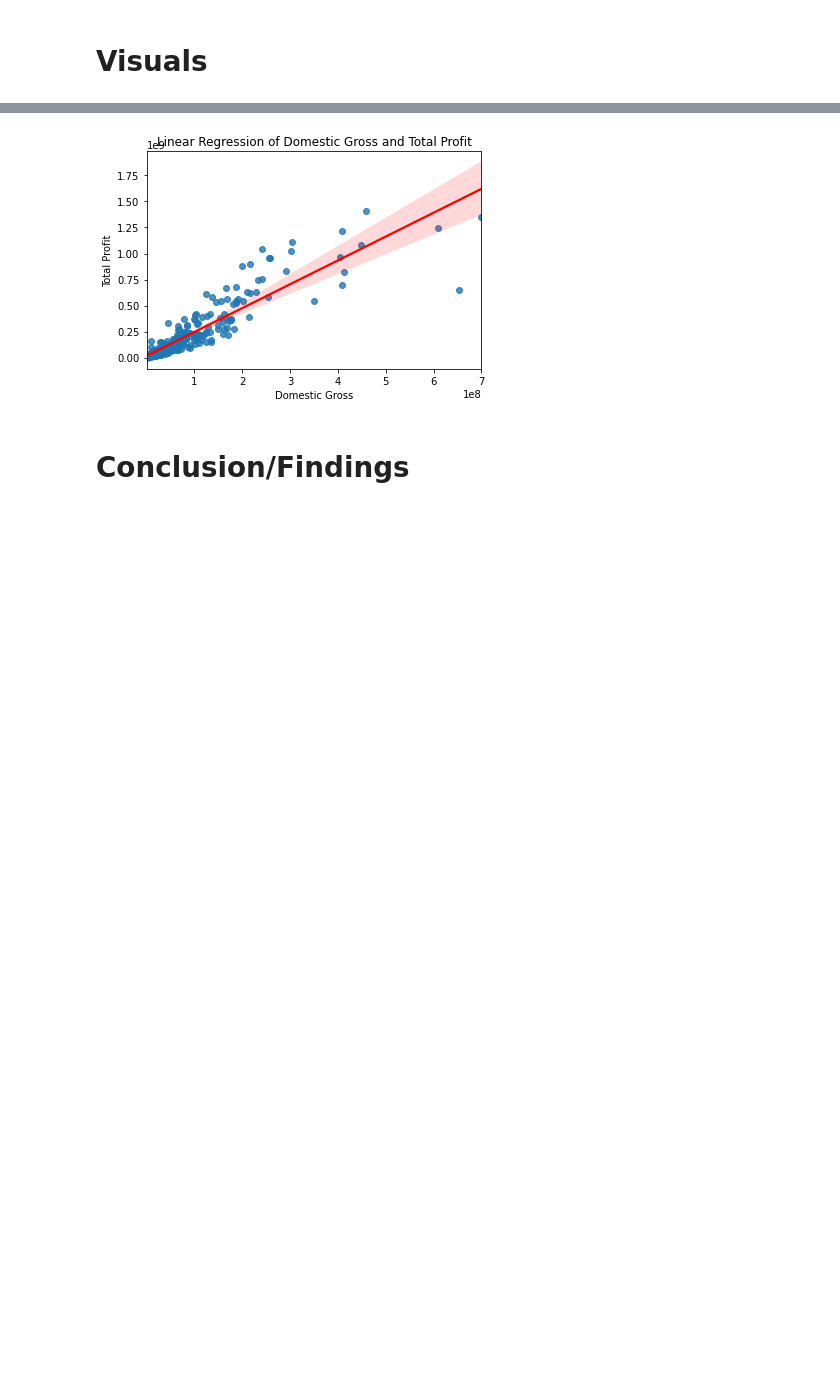
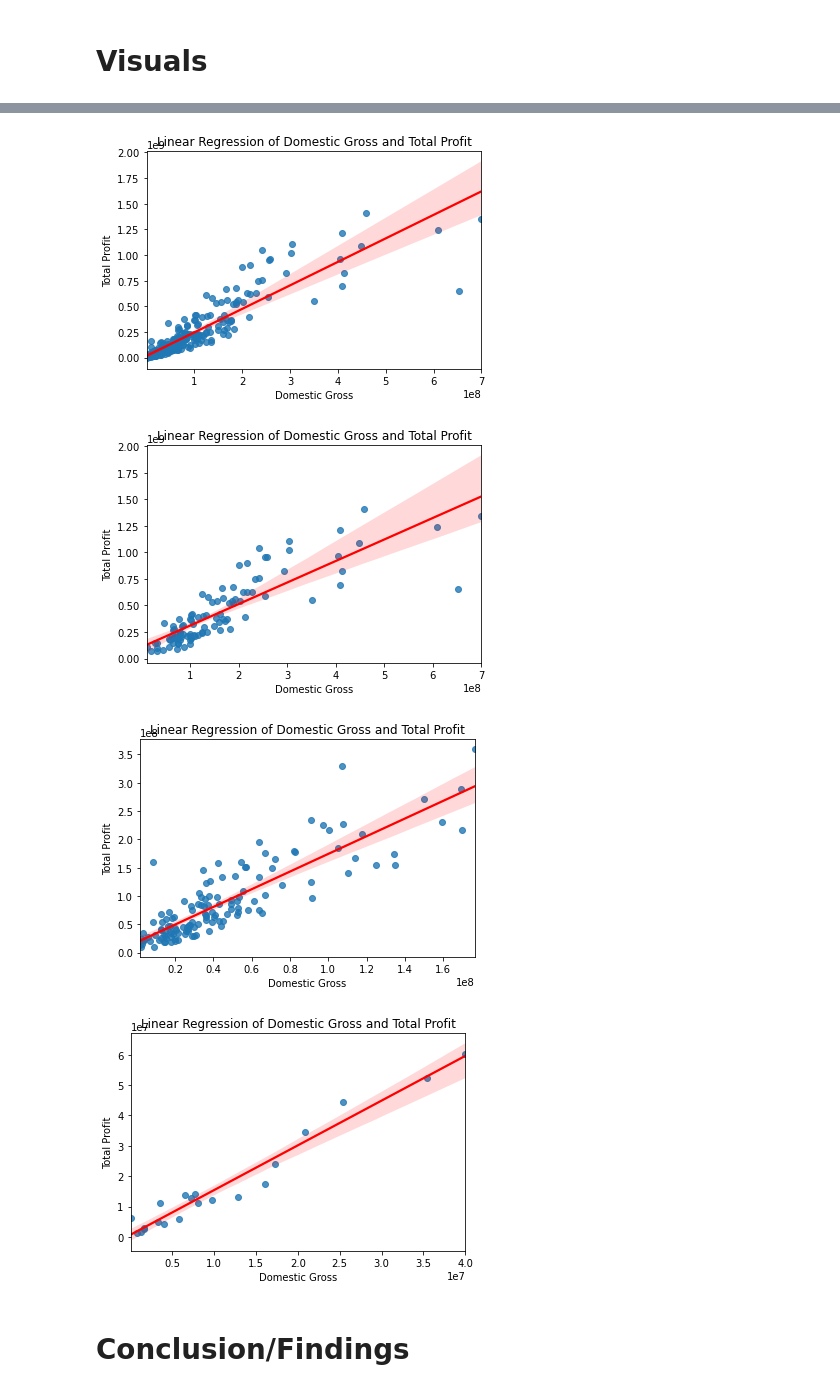
Before and after one commit to lillianlakes/box-office-films, a Jupyter notebook: movie_notebook.ipynb, the cells around one changed output, grey strips where cells are left out. Cells and saved outputs as stored; diff of their text form; code cells hidden in the pictures; blank space fills up the shorter version.

```diff
--- a/movie_notebook.ipynb
+++ b/movie_notebook.ipynb
@@ -226,11 +238,13 @@ memory usage: 39.7+ KB
 # %%
 # Create a boolean mask for movies with total_gross over the high budget threshold
-high_budget = 85000000
-mid_budget = low_budget = 30000000
+#https://www.studiobinder.com/blog/production-budget/
 
-high_budget_mask = movie_final['total_gross'] > high_budget
-low_budget_mask = movie_final['total_gross'] < low_budget
-budget_mask = (movie_final['total_gross'] >= low_budget) & (movie_final['total_gross'] <= high_budget)
+high_budget = 50000000
+low_budget = 5000000
+
+high_budget_mask = movie_final['production_budget'] > high_budget
+low_budget_mask = movie_final['production_budget']< low_budget
+budget_mask = (movie_final['production_budget'] >= low_budget) & (movie_final['production_budget'] <= high_budget)
 
 # Create a new dataframe for high budget movies
 high_budget = movie_final[high_budget_mask]
@@ -262,16 +343,26 @@ plt.show()
 # %%
-# create a linear regression model
-model = LinearRegression()
-X = movie_final[['domestic_gross']]
-y = movie_final[['total_gross']]
-model.fit(X, y)
-# plot the regression line
-sns.regplot(x=X, y=y, data=movie_final, line_kws={'color': 'red'})
-plt.title('Linear Regression of Domestic Gross and Total Profit')
-plt.xlabel('Domestic Gross')
-plt.ylabel('Total Profit')
-plt.show()
+# Define a function to create a regression plot for a given dataframe
+def create_regplot(df):
+    model = LinearRegression()
+    X = df[['domestic_gross']]
+    y = df[['total_gross']]
+    model.fit(X, y)
+    # plot the regression line
+    sns.regplot(x=X, y=y, data=df, line_kws={'color': 'red'})
+    plt.title('Linear Regression of Domestic Gross and Total Profit')
+    plt.xlabel('Domestic Gross')
+    plt.ylabel('Total Profit')
+    plt.show()
+
+# Create regression plots for each budget category
+create_regplot(movie_final)
+create_regplot(high_budget)
+create_regplot(mid_budget)
+create_regplot(low_budget)
 # %% [output]
-[figure, old version]
+[figure, new version]
+[figure, added]
+[figure, added]
+[figure, added]
 # %% [markdown]
 # Conclusion/Findings
```
Also changed, not shown: parts of 6 cells of this notebook.
